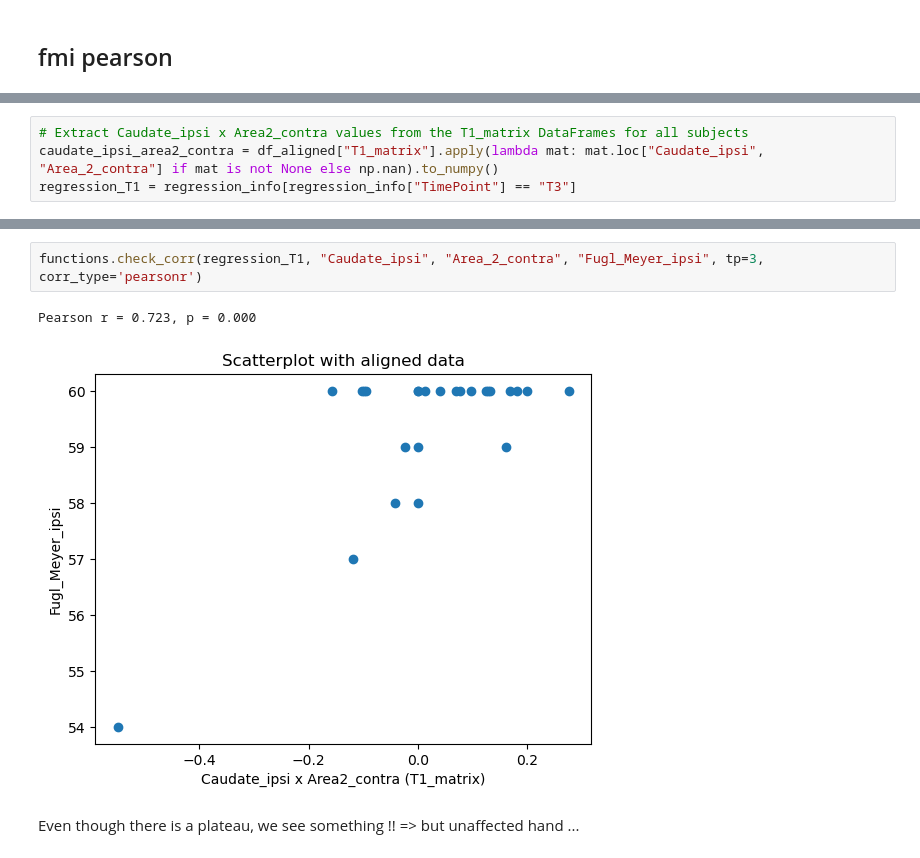
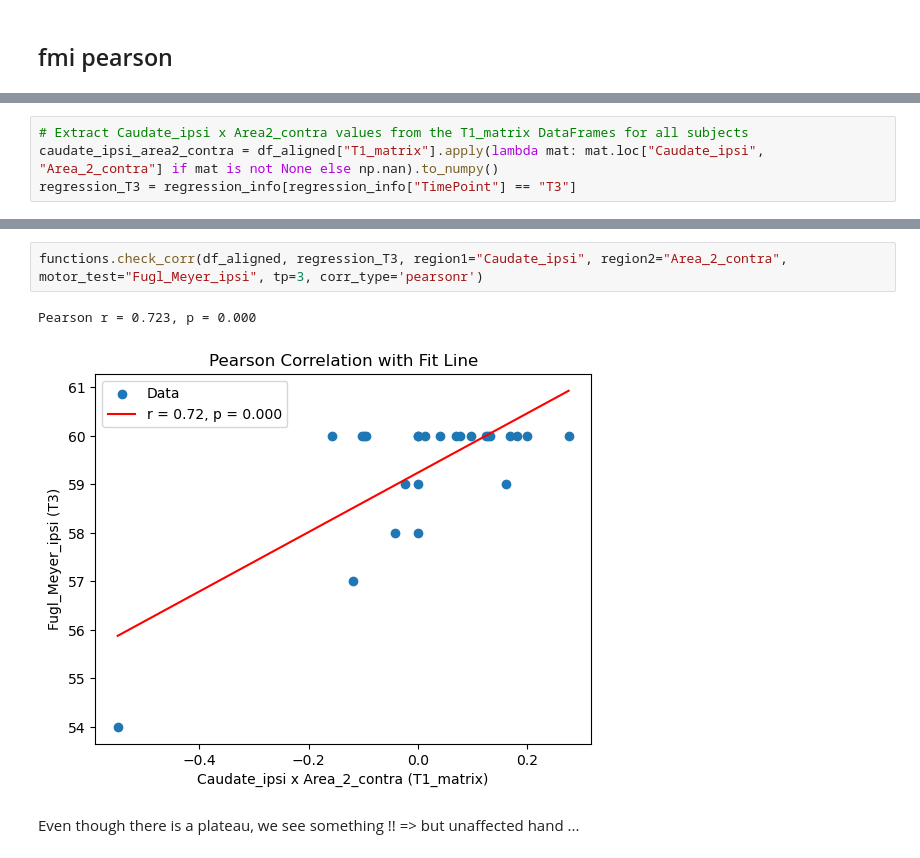
Before and after one commit to maylismlr/uphummel_MA4, a Jupyter notebook: see_corr.ipynb, the cells around one changed output, grey strips where cells are left out. Saved outputs shown, nothing was run; the diff lists cells and outputs as text.

Commit message:
ptit push parce que j'ai check toutes les correlations !

```diff
--- a/see_corr.ipynb
+++ b/see_corr.ipynb
@@ -84,4 +79,4 @@ array([ 0.        ,  0.        , -0.04087308, -0.02397352, -0.11887125,
 # %%
 # Extract Caudate_ipsi x Area2_contra values from the T1_matrix DataFrames for all subjects
 caudate_ipsi_area2_contra = df_aligned["T1_matrix"].apply(lambda mat: mat.loc["Caudate_ipsi", "Area_2_contra"] if mat is not None else np.nan).to_numpy()
-regression_T1 = regression_info[regression_info["TimePoint"] == "T3"]
+regression_T3 = regression_info[regression_info["TimePoint"] == "T3"]
@@ -121,8 +83,8 @@ Pearson r = -0.033, p = 0.877
 # %%
-functions.check_corr(regression_T1, "Caudate_ipsi", "Area_2_contra", "Fugl_Meyer_ipsi", tp=3, corr_type='pearsonr')
+functions.check_corr(df_aligned, regression_T3, region1="Caudate_ipsi", region2="Area_2_contra", motor_test="Fugl_Meyer_ipsi", tp=3, corr_type='pearsonr')
 # %% [output]
 Pearson r = 0.723, p = 0.000
-[figure, old version]
+[figure, new version]
 # %% [markdown]
 Even though there is a plateau, we see something !! => but unaffected hand ...
 # %% [markdown]
```
Also changed, not shown: parts of 54 cells of this notebook, 1 other file.
